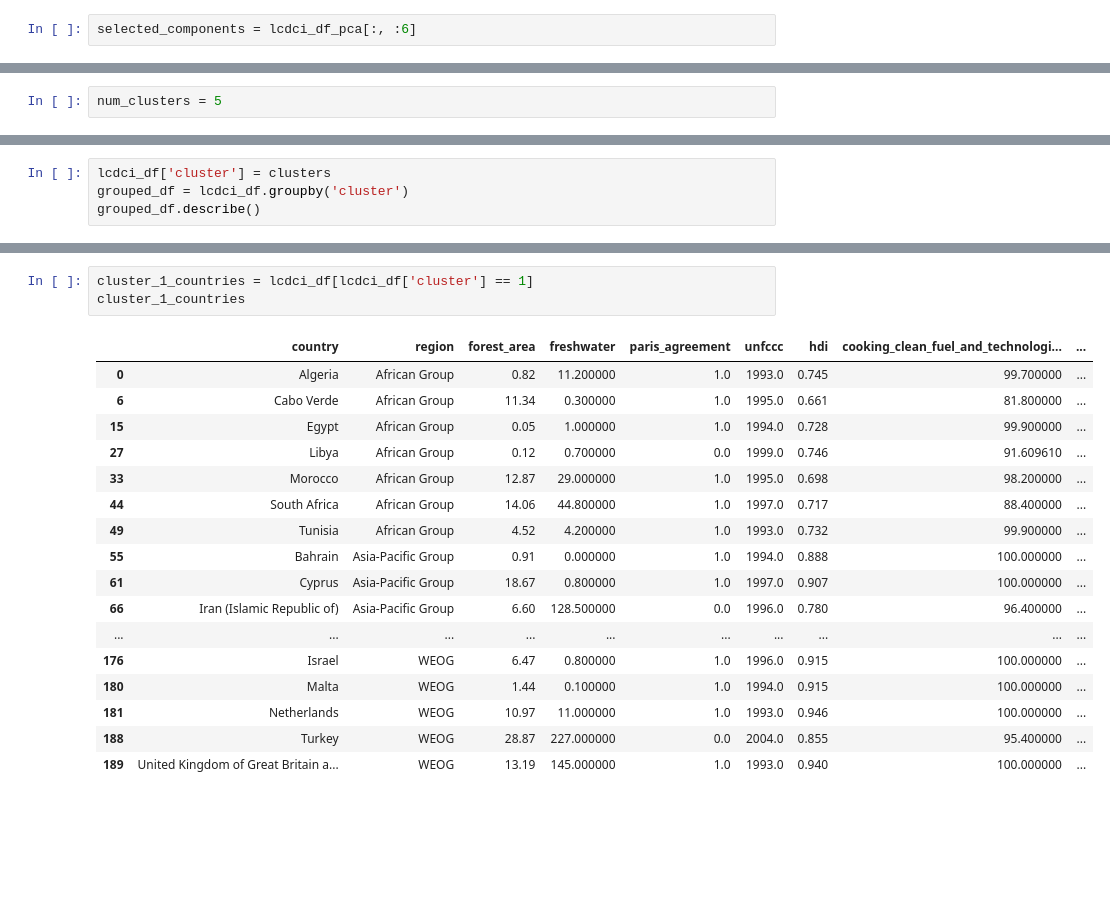
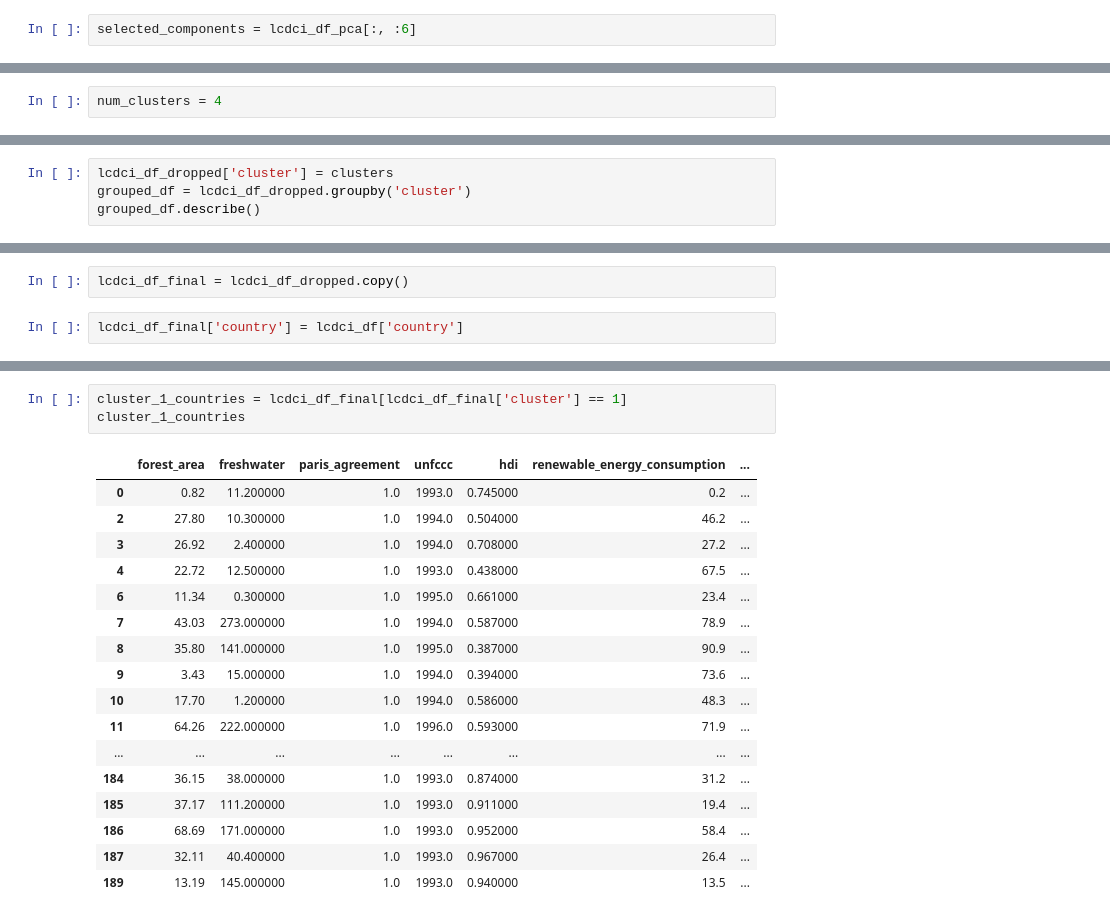
Before and after one commit to luanakimley/low-carbon-development-composite-index, a Jupyter notebook: multivariate_analysis.ipynb, the cells around one changed output, grey strips where cells are left out. Drawn from its saved outputs; the diff is of its cells as text; blank space fills up the shorter version.

```diff
--- a/multivariate_analysis.ipynb
+++ b/multivariate_analysis.ipynb
@@ -548,3 +560,3 @@ from sklearn.metrics import silhouette_score
 # %%
-num_clusters = 5
+num_clusters = 4
 # %%
@@ -610,6 +622,6 @@ plt.show()
 # %%
-lcdci_df['cluster'] = clusters
-grouped_df = lcdci_df.groupby('cluster')
+lcdci_df_dropped['cluster'] = clusters
+grouped_df = lcdci_df_dropped.groupby('cluster')
 grouped_df.describe()
 # %% [output]
 |  | forest_area |  |  |  |  |  |  |  | freshwater |  | ... |
@@ -623 +644,5 @@ grouped_df.describe()
+# %%
+lcdci_df_final = lcdci_df_dropped.copy()
+# %%
+lcdci_df_final['country'] = lcdci_df['country']
 # %%
@@ -644,22 +666,22 @@ cluster_0_countries
 # %%
-cluster_1_countries = lcdci_df[lcdci_df['cluster'] == 1]
+cluster_1_countries = lcdci_df_final[lcdci_df_final['cluster'] == 1]
 cluster_1_countries
 # %% [output]
-|  | country | region | forest_area | freshwater | paris_agreement | unfccc | hdi | cooking_clean_fuel_and_technologi... | ... |
-| 0 | Algeria | African Group | 0.82 | 11.200000 | 1.0 | 1993.0 | 0.745 | 99.700000 | ... |
-| 6 | Cabo Verde | African Group | 11.34 | 0.300000 | 1.0 | 1995.0 | 0.661 | 81.800000 | ... |
-| 15 | Egypt | African Group | 0.05 | 1.000000 | 1.0 | 1994.0 | 0.728 | 99.900000 | ... |
-| 27 | Libya | African Group | 0.12 | 0.700000 | 0.0 | 1999.0 | 0.746 | 91.609610 | ... |
-| 33 | Morocco | African Group | 12.87 | 29.000000 | 1.0 | 1995.0 | 0.698 | 98.200000 | ... |
-| 44 | South Africa | African Group | 14.06 | 44.800000 | 1.0 | 1997.0 | 0.717 | 88.400000 | ... |
-| 49 | Tunisia | African Group | 4.52 | 4.200000 | 1.0 | 1993.0 | 0.732 | 99.900000 | ... |
-| 55 | Bahrain | Asia-Pacific Group | 0.91 | 0.000000 | 1.0 | 1994.0 | 0.888 | 100.000000 | ... |
-| 61 | Cyprus | Asia-Pacific Group | 18.67 | 0.800000 | 1.0 | 1997.0 | 0.907 | 100.000000 | ... |
-| 66 | Iran (Islamic Republic of) | Asia-Pacific Group | 6.60 | 128.500000 | 0.0 | 1996.0 | 0.780 | 96.400000 | ... |
-| ... | ... | ... | ... | ... | ... | ... | ... | ... | ... |
-| 176 | Israel | WEOG | 6.47 | 0.800000 | 1.0 | 1996.0 | 0.915 | 100.000000 | ... |
-| 180 | Malta | WEOG | 1.44 | 0.100000 | 1.0 | 1994.0 | 0.915 | 100.000000 | ... |
-| 181 | Netherlands | WEOG | 10.97 | 11.000000 | 1.0 | 1993.0 | 0.946 | 100.000000 | ... |
-| 188 | Turkey | WEOG | 28.87 | 227.000000 | 0.0 | 2004.0 | 0.855 | 95.400000 | ... |
-| 189 | United Kingdom of Great Britain a... | WEOG | 13.19 | 145.000000 | 1.0 | 1993.0 | 0.940 | 100.000000 | ... |
+|  | forest_area | freshwater | paris_agreement | unfccc | hdi | renewable_energy_consumption | ... |
+| 0 | 0.82 | 11.200000 | 1.0 | 1993.0 | 0.745000 | 0.2 | ... |
+| 2 | 27.80 | 10.300000 | 1.0 | 1994.0 | 0.504000 | 46.2 | ... |
+| 3 | 26.92 | 2.400000 | 1.0 | 1994.0 | 0.708000 | 27.2 | ... |
+| 4 | 22.72 | 12.500000 | 1.0 | 1993.0 | 0.438000 | 67.5 | ... |
+| 6 | 11.34 | 0.300000 | 1.0 | 1995.0 | 0.661000 | 23.4 | ... |
+| 7 | 43.03 | 273.000000 | 1.0 | 1994.0 | 0.587000 | 78.9 | ... |
+| 8 | 35.80 | 141.000000 | 1.0 | 1995.0 | 0.387000 | 90.9 | ... |
+| 9 | 3.43 | 15.000000 | 1.0 | 1994.0 | 0.394000 | 73.6 | ... |
+| 10 | 17.70 | 1.200000 | 1.0 | 1994.0 | 0.586000 | 48.3 | ... |
+| 11 | 64.26 | 222.000000 | 1.0 | 1996.0 | 0.593000 | 71.9 | ... |
+| ... | ... | ... | ... | ... | ... | ... | ... |
+| 184 | 36.15 | 38.000000 | 1.0 | 1993.0 | 0.874000 | 31.2 | ... |
+| 185 | 37.17 | 111.200000 | 1.0 | 1993.0 | 0.911000 | 19.4 | ... |
+| 186 | 68.69 | 171.000000 | 1.0 | 1993.0 | 0.952000 | 58.4 | ... |
+| 187 | 32.11 | 40.400000 | 1.0 | 1993.0 | 0.967000 | 26.4 | ... |
+| 189 | 13.19 | 145.000000 | 1.0 | 1993.0 | 0.940000 | 13.5 | ... |
 # %%
```
Also changed, not shown: parts of 47 cells of this notebook, 2 other files.
